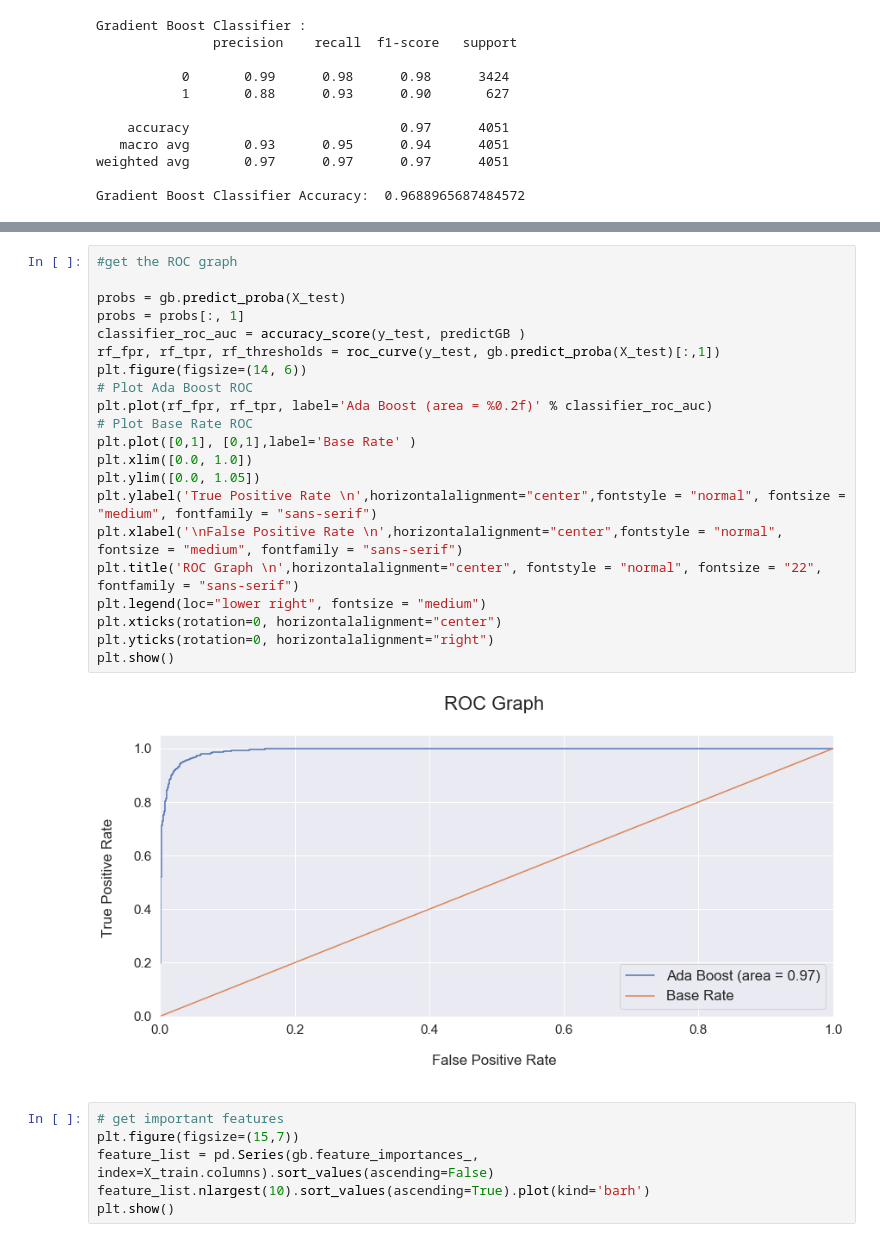
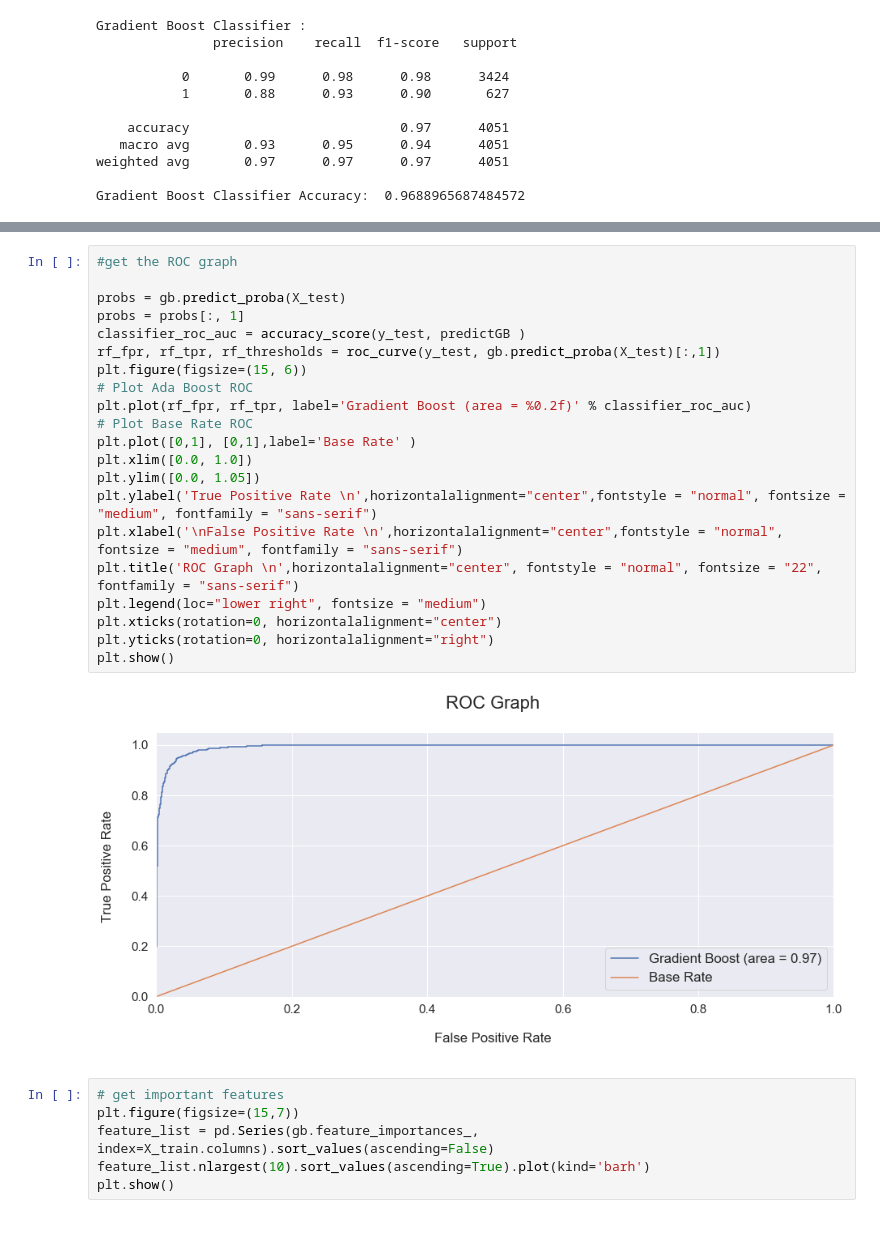
Before and after one commit to hiulian69/Bank_Churn_Prediction, a Jupyter notebook: Best-Model.ipynb, the cells around one changed output, grey strips where cells are left out. Saved outputs shown, nothing was run; the diff lists cells and outputs as text.

```diff
--- a/Best-Model.ipynb
+++ b/Best-Model.ipynb
@@ -262,26 +264,26 @@ plt.show()
 # %%
 #get the ROC graph
 
 probs = gb.predict_proba(X_test)
 probs = probs[:, 1]
 classifier_roc_auc = accuracy_score(y_test, predictGB )
 rf_fpr, rf_tpr, rf_thresholds = roc_curve(y_test, gb.predict_proba(X_test)[:,1])
-plt.figure(figsize=(14, 6))
+plt.figure(figsize=(15, 6))
 # Plot Ada Boost ROC
-plt.plot(rf_fpr, rf_tpr, label='Ada Boost (area = %0.2f)' % classifier_roc_auc)
+plt.plot(rf_fpr, rf_tpr, label='Gradient Boost (area = %0.2f)' % classifier_roc_auc)
 # Plot Base Rate ROC
 plt.plot([0,1], [0,1],label='Base Rate' )
 plt.xlim([0.0, 1.0])
 plt.ylim([0.0, 1.05])
 plt.ylabel('True Positive Rate \n',horizontalalignment="center",fontstyle = "normal", fontsize = "medium", fontfamily = "sans-serif")
 plt.xlabel('\nFalse Positive Rate \n',horizontalalignment="center",fontstyle = "normal", fontsize = "medium", fontfamily = "sans-serif")
 plt.title('ROC Graph \n',horizontalalignment="center", fontstyle = "normal", fontsize = "22", fontfamily = "sans-serif")
 plt.legend(loc="lower right", fontsize = "medium")
 plt.xticks(rotation=0, horizontalalignment="center")
 plt.yticks(rotation=0, horizontalalignment="right")
 plt.show()
 # %% [output]
-[figure, old version]
+[figure, new version]
 # %%
 # get important features
 plt.figure(figsize=(15,7))
```
Also changed, not shown: parts of 5 cells of this notebook, 1 other file.
